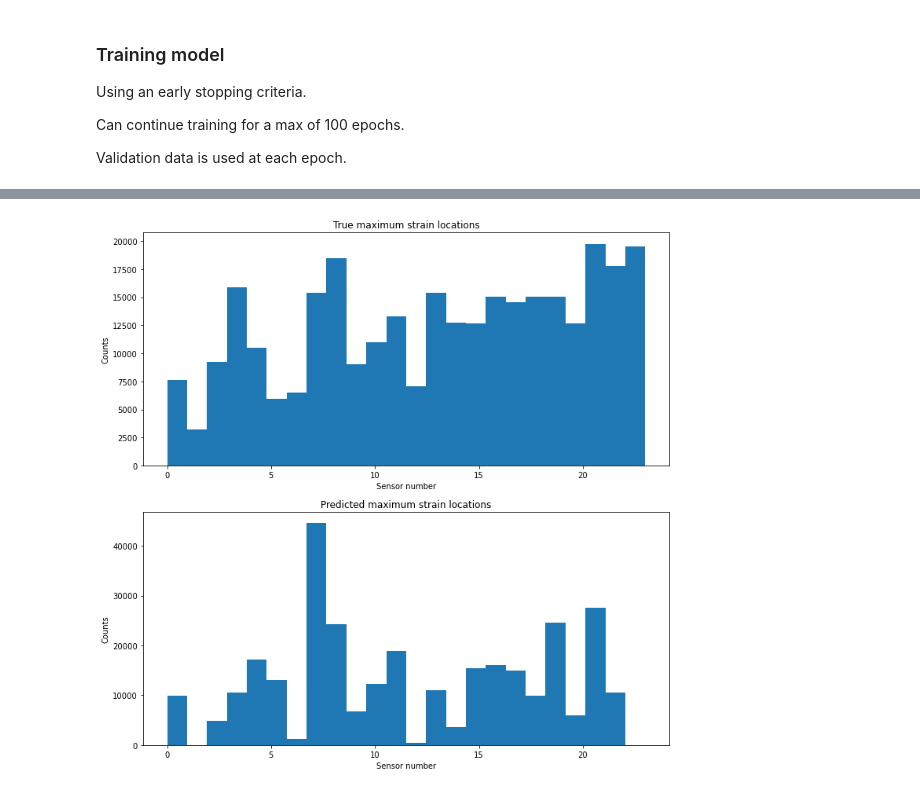
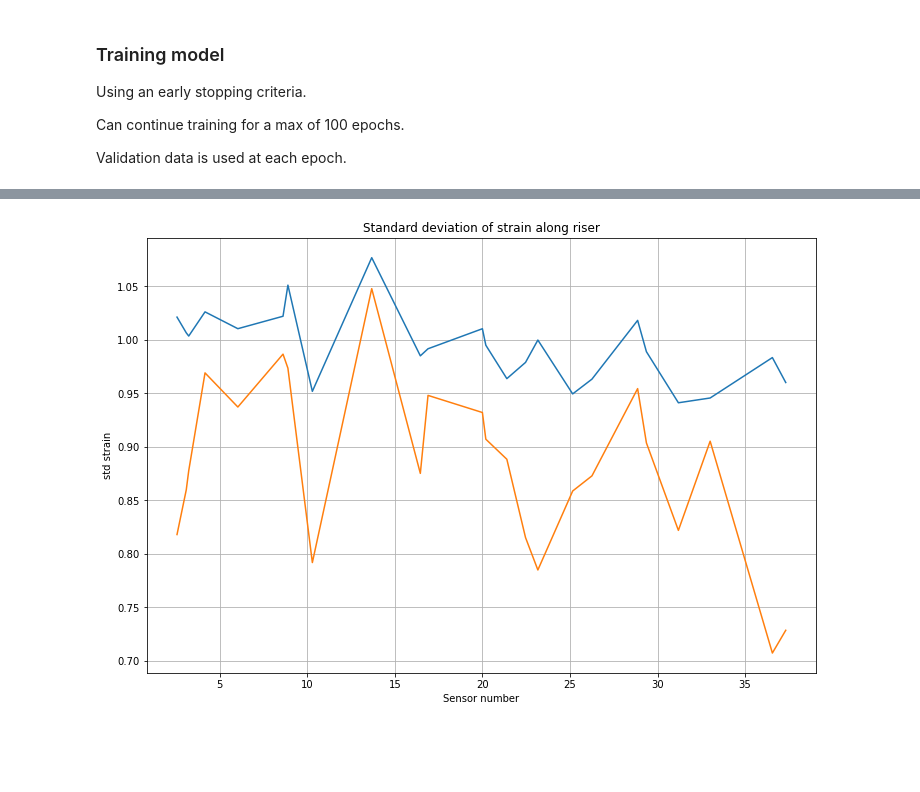
Before and after one commit to MartinLieber/VIV_prediction, a Jupyter notebook: Stress_prediction_RNN.ipynb, the cells around one changed output, grey strips where cells are left out. Saved outputs shown, nothing was run; the diff lists cells and outputs as text; code cells hidden in the pictures; blank space fills up the shorter version.

```diff
--- a/Stress_prediction_RNN.ipynb
+++ b/Stress_prediction_RNN.ipynb
@@ -166,21 +177,21 @@ Y-test : (batches, time steps in batch, output)   = (3036, 100, 1)
 
 This model will use sparse_categorical_crossentropy, which means that if the true output can be $n \in 0:N$ different integers, then the prediction will be an array of size $N+1$ where each unit indicates a probability of the index.
 # %%
-# Classification
+# Regression
 model = Sequential(name='LSTM')
 model.add(LSTM(
-    units=100,
+    units=500,
     batch_input_shape=(None,X.shape[1],n_features),
     return_sequences=True,
     dropout=0,
     recurrent_dropout=0,
     activation='tanh'))
-model.add(Dense(40,activation='tanh'))
+#model.add(Dense(40,activation='tanh'))
 #model.add(Dropout(0.2))
-model.add(Dense(n_outputs, activation='softmax'))
+model.add(Dense(n_outputs, activation='linear'))
 
 model.summary()
-model.compile(optimizer="Adam", loss="sparse_categorical_crossentropy", metrics=['SparseCategoricalAccuracy'])
+model.compile(optimizer="Adam", loss="mean_squared_error", metrics=['mean_squared_error'])
 # %% [output]
 Model: "LSTM"
 _________________________________________________________________
@@ -206,6 +215,7 @@ Can continue training for a max of 100 epochs.
 Validation data is used at each epoch.
 # %%
 callback = tf.keras.callbacks.EarlyStopping(monitor='val_loss', patience=3)
-model.fit(X_train,y_train,epochs=100,callbacks=callback,validation_data=(X_val, y_val),validation_steps=10,verbose=True)
+model.fit(X_train,y_train,epochs=100,callbacks=callback,validation_data=(X_val, y_val),verbose=True)
+test_loss, test_acc = model.evaluate(X_test,  y_test, verbose=2)
 # %% [output]
 Epoch 1/100
@@ -263,13 +328,12 @@ Misclassification due to random guessing: 0.958
 # %%
-fig, ax = plt.subplots(2,figsize=(12,12))
-ax[0].hist(y_true,bins=24)
-ax[1].hist(y_p,bins=24)
-ax[0].set_xlabel('Sensor number')
-ax[1].set_xlabel('Sensor number')
-ax[0].set_ylabel('Counts')
-ax[1].set_ylabel('Counts')
-ax[0].set_title('True maximum strain locations')
-ax[1].set_title('Predicted maximum strain locations')
+%matplotlib inline
+fig, ax = plt.subplots(1,figsize=(12,8))
+ax.plot(str_cf,y_test.reshape(-1,24).std(axis=0))
+ax.plot(str_cf,y_pred.reshape(-1,24).std(axis=0))
+ax.set_xlabel('Sensor number')
+ax.set_ylabel('std strain')
+ax.set_title('Standard deviation of strain along riser')
+plt.grid()
 plt.show()
 # %% [output]
-[figure, old version]
+[figure, new version]
```
Also changed, not shown: parts of 13 cells of this notebook.
